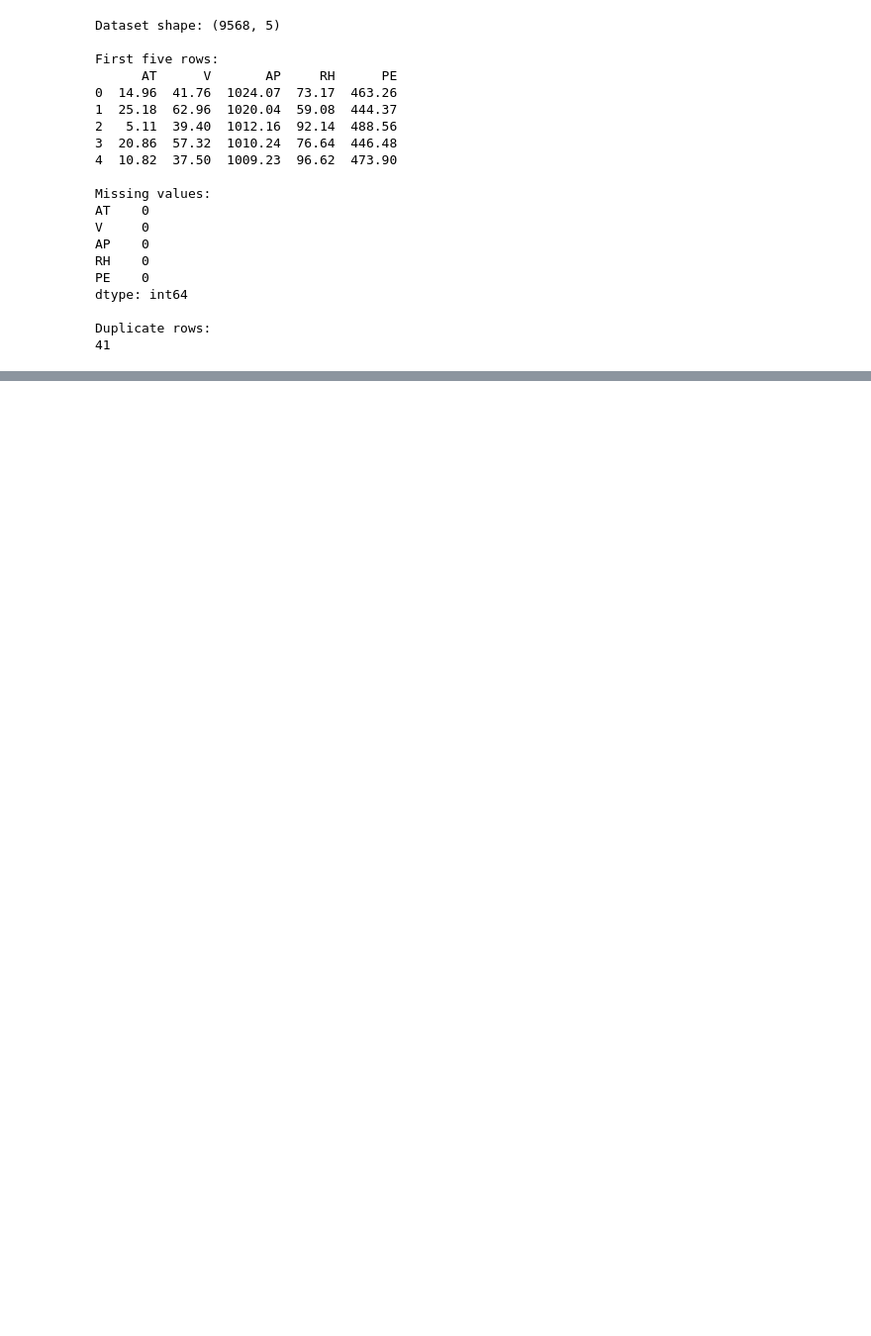
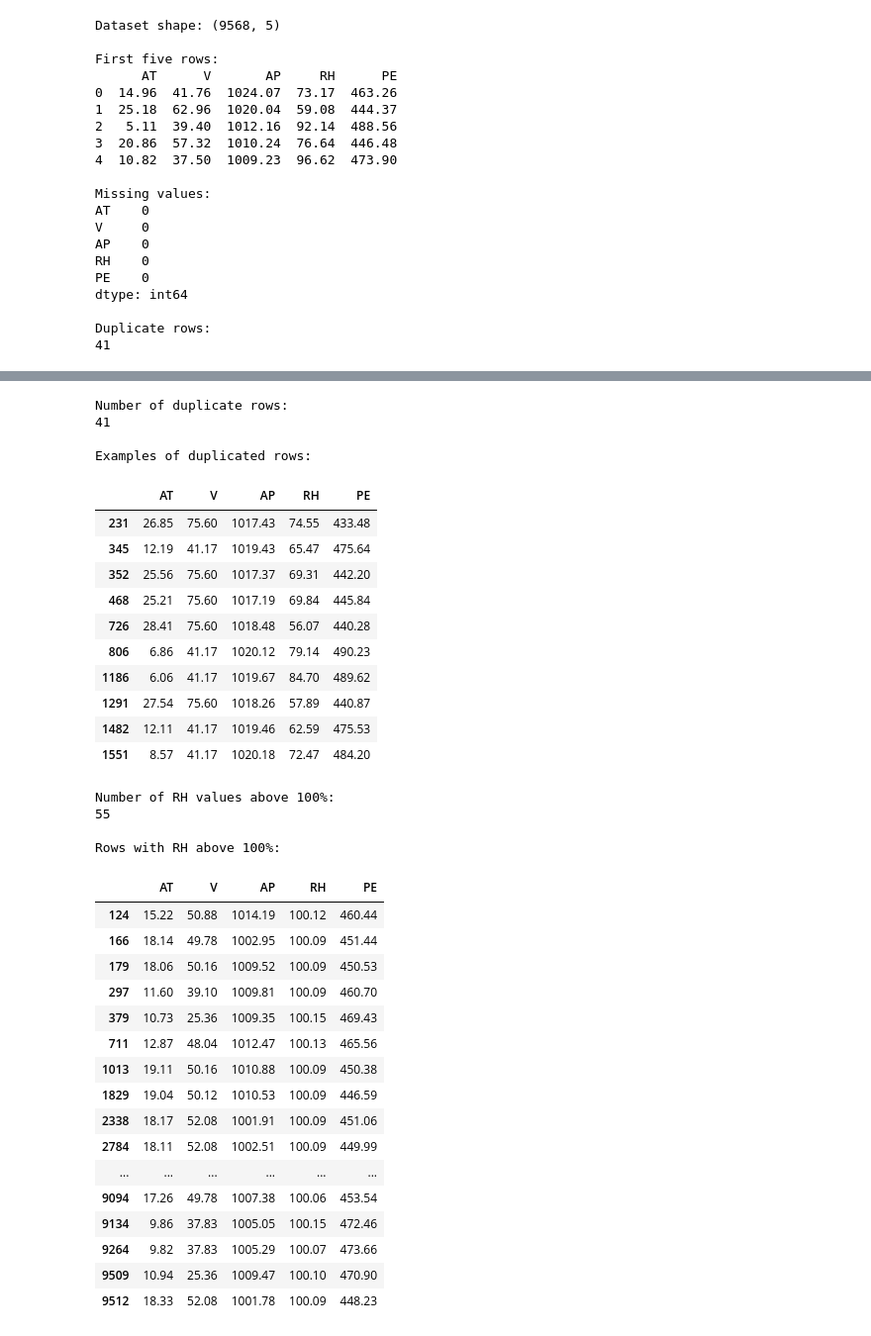
Before and after one commit to kson3/MMA3001_Power_Plant_Project, a Jupyter notebook: notebooks/01_data_exploration.ipynb, the cells around one changed output, grey strips where cells are left out. Shown at 99% size. Drawn from its saved outputs; the diff is of its cells as text; code cells hidden in the pictures; blank space fills up the shorter version.

```diff
--- a/notebooks/01_data_exploration.ipynb
+++ b/notebooks/01_data_exploration.ipynb
@@ -37,0 +125,51 @@ Duplicate rows:
+# %%
+# Check duplicated rows
+print("Number of duplicate rows:")
+print(data.duplicated().sum())
+
+print("\nExamples of duplicated rows:")
+display(data[data.duplicated(keep=False)].head(10))
+
+# Check relative humidity values above 100%
+print("\nNumber of RH values above 100%:")
+print((data["RH"] > 100).sum())
+
+print("\nRows with RH above 100%:")
+display(data[data["RH"] > 100])
+# %% [output]
+Number of duplicate rows:
+41
+
+Examples of duplicated rows:
+|  | AT | V | AP | RH | PE |
+| 231 | 26.85 | 75.60 | 1017.43 | 74.55 | 433.48 |
+| 345 | 12.19 | 41.17 | 1019.43 | 65.47 | 475.64 |
+| 352 | 25.56 | 75.60 | 1017.37 | 69.31 | 442.20 |
+| 468 | 25.21 | 75.60 | 1017.19 | 69.84 | 445.84 |
+| 726 | 28.41 | 75.60 | 1018.48 | 56.07 | 440.28 |
+| 806 | 6.86 | 41.17 | 1020.12 | 79.14 | 490.23 |
+| 1186 | 6.06 | 41.17 | 1019.67 | 84.70 | 489.62 |
+| 1291 | 27.54 | 75.60 | 1018.26 | 57.89 | 440.87 |
+| 1482 | 12.11 | 41.17 | 1019.46 | 62.59 | 475.53 |
+| 1551 | 8.57 | 41.17 | 1020.18 | 72.47 | 484.20 |
+Number of RH values above 100%:
+55
+
+Rows with RH above 100%:
+|  | AT | V | AP | RH | PE |
+| 124 | 15.22 | 50.88 | 1014.19 | 100.12 | 460.44 |
+| 166 | 18.14 | 49.78 | 1002.95 | 100.09 | 451.44 |
+| 179 | 18.06 | 50.16 | 1009.52 | 100.09 | 450.53 |
+| 297 | 11.60 | 39.10 | 1009.81 | 100.09 | 460.70 |
+| 379 | 10.73 | 25.36 | 1009.35 | 100.15 | 469.43 |
+| 711 | 12.87 | 48.04 | 1012.47 | 100.13 | 465.56 |
+| 1013 | 19.11 | 50.16 | 1010.88 | 100.09 | 450.38 |
+| 1829 | 19.04 | 50.12 | 1010.53 | 100.09 | 446.59 |
+| 2338 | 18.17 | 52.08 | 1001.91 | 100.09 | 451.06 |
+| 2784 | 18.11 | 52.08 | 1002.51 | 100.09 | 449.99 |
+| ... | ... | ... | ... | ... | ... |
+| 9094 | 17.26 | 49.78 | 1007.38 | 100.06 | 453.54 |
+| 9134 | 9.86 | 37.83 | 1005.05 | 100.15 | 472.46 |
+| 9264 | 9.82 | 37.83 | 1005.29 | 100.07 | 473.66 |
+| 9509 | 10.94 | 25.36 | 1009.47 | 100.10 | 470.90 |
+| 9512 | 18.33 | 52.08 | 1001.78 | 100.09 | 448.23 |
```
Also changed, not shown: parts of 5 cells of this notebook.
